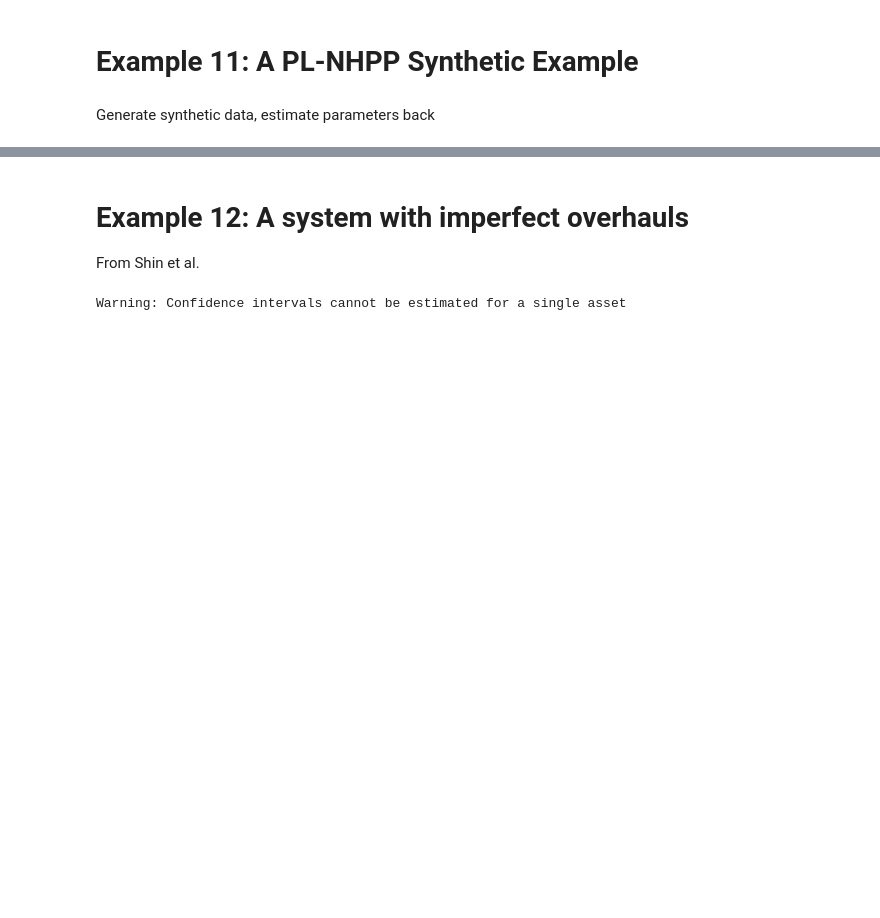
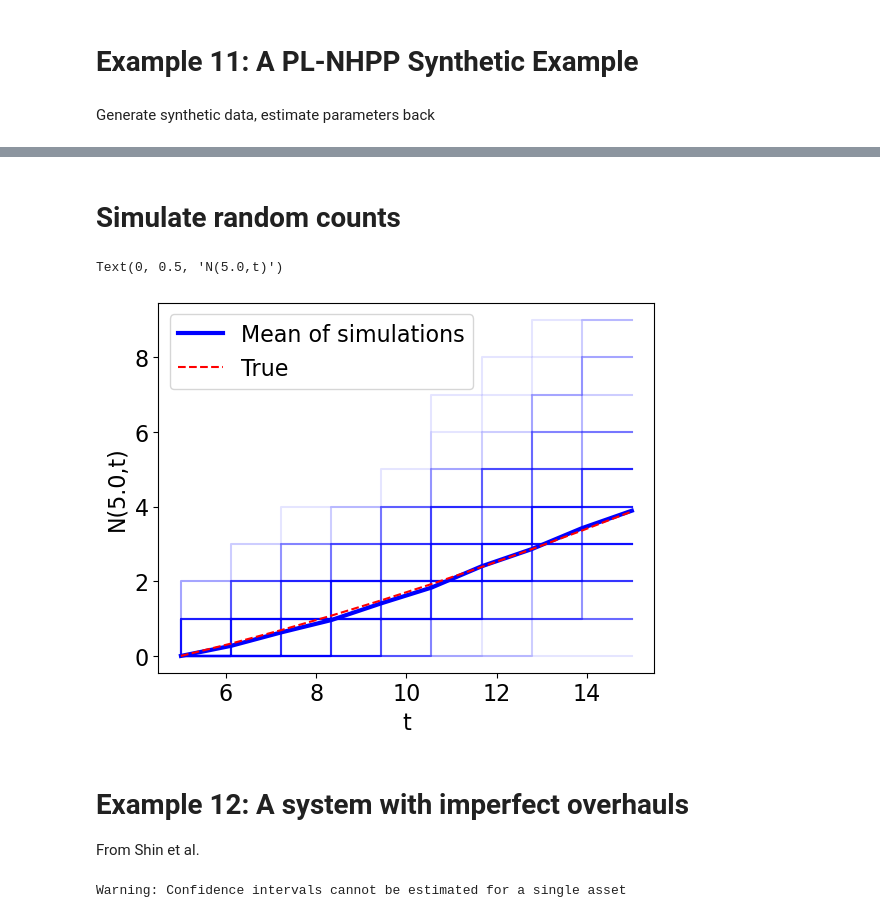
Before and after one commit to cholette/reliability, a Jupyter notebook: Python/reliabilty_and_mle_examples.ipynb, the cells around one changed output, grey strips where cells are left out. Cells and saved outputs as stored; diff of their text form; code cells hidden in the pictures; blank space fills up the shorter version.

Commit message:
Added random counts simulation example

```diff
--- a/Python/reliabilty_and_mle_examples.ipynb
+++ b/Python/reliabilty_and_mle_examples.ipynb
@@ -339,3 +339,17 @@ ax.legend()
+# %% [markdown]
+# Simulate random counts
+# %%
+tg = np.linspace(5,max(T),10)
+synthetic_counts = crow_synthetic.random_counts(tg,s=tg[0],size=100)
+plt.step(tg,synthetic_counts.T,color='blue',alpha=0.1)
+plt.plot(tg,synthetic_counts.mean(axis=0),color='blue',linewidth=3,label='Mean of simulations')
+plt.plot(tg,crow_synthetic.cumulative_intensity(tg,t0=tg[0]),'--',color='red',label="True")
+plt.legend()
+plt.xlabel('t')
+plt.ylabel(f'N({tg[0]},t)')
+# %% [output]
+Text(0, 0.5, 'N(5.0,t)')
+[figure, added]
 # %% [markdown]
 # Example 12: A system with imperfect overhauls
 From Shin et al.
```
Also changed, not shown: parts of 1 cell of this notebook.
